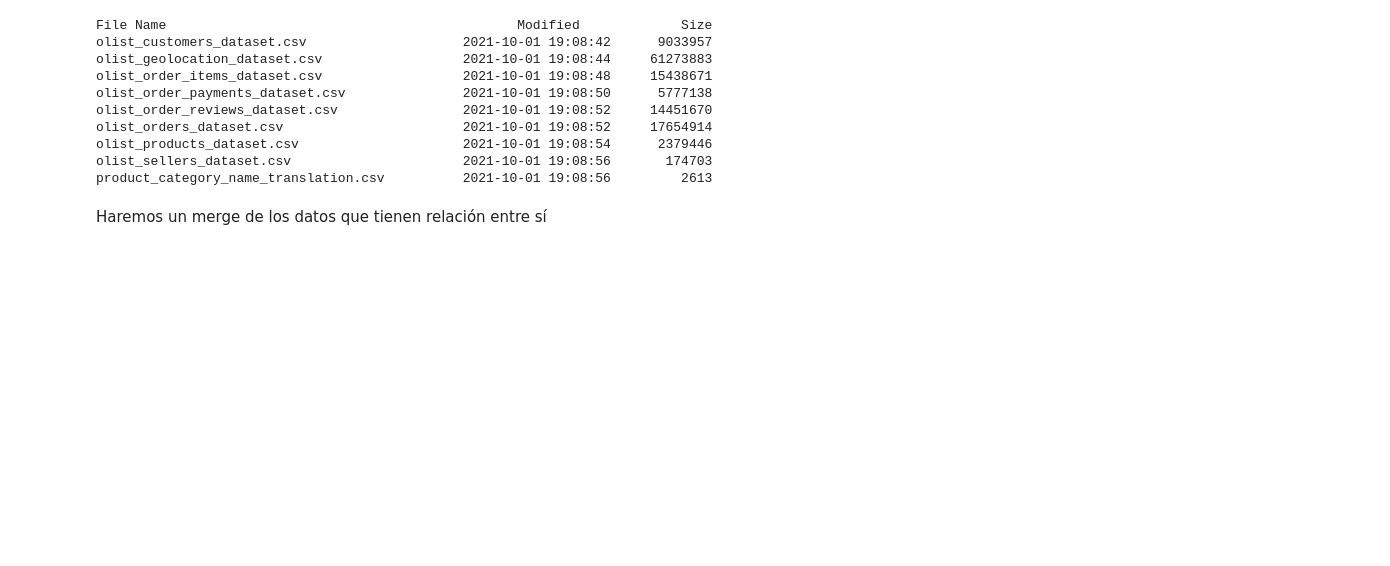
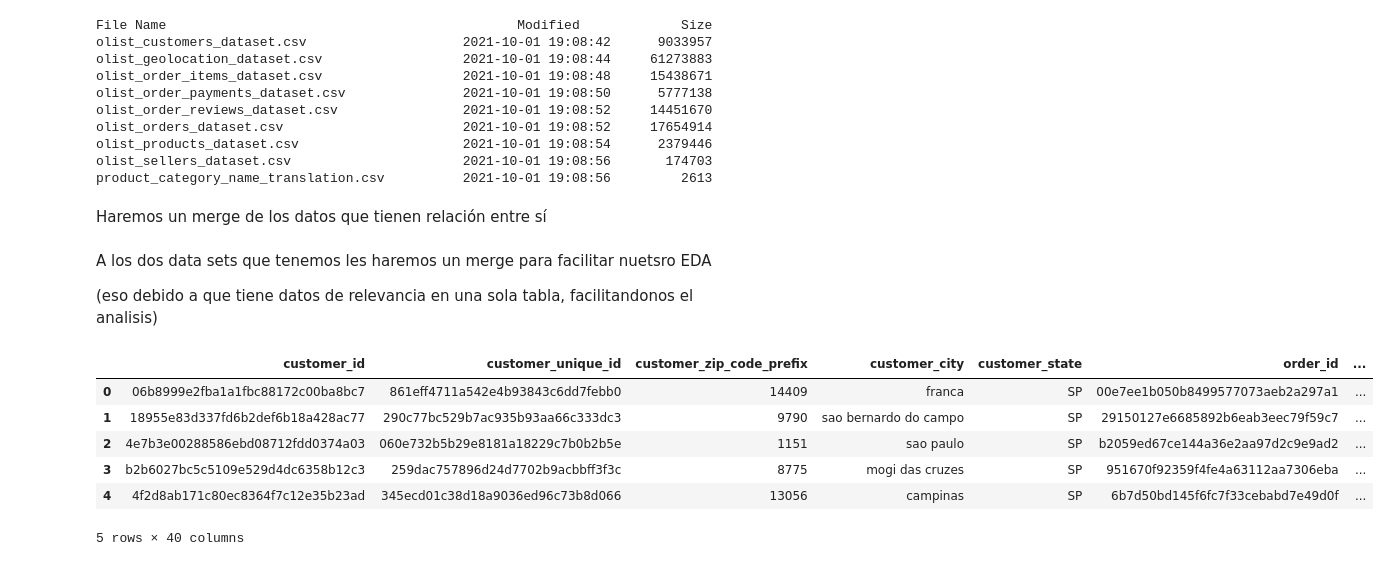
Before and after one commit to Platzi-Master-C10-Brazilian-Ecommerce/Base-Analysis, a Jupyter notebook: Segementación_de_mercado.ipynb, the cells around one changed output. Saved outputs shown, nothing was run; the diff lists cells and outputs as text; code cells hidden in the pictures; blank space fills up the shorter version.

```diff
--- a/Segementación_de_mercado.ipynb
+++ b/Segementación_de_mercado.ipynb
@@ -53,0 +63,15 @@ df_clients = pd.merge(clients_total, orders_total, on='order_id')
+# %% [markdown]
+A los dos data sets que tenemos les haremos un merge para facilitar nuetsro EDA
+
+(eso debido a que tiene datos de relevancia en una sola tabla, facilitandonos el analisis)
+# %%
+df = pd.merge(df_clients, df_products, on='order_id')
+df.head()
+# %% [output]
+|  | customer_id | customer_unique_id | customer_zip_code_prefix | customer_city | customer_state | order_id | ... |
+| 0 | 06b8999e2fba1a1fbc88172c00ba8bc7 | 861eff4711a542e4b93843c6dd7febb0 | 14409 | franca | SP | 00e7ee1b050b8499577073aeb2a297a1 | ... |
+| 1 | 18955e83d337fd6b2def6b18a428ac77 | 290c77bc529b7ac935b93aa66c333dc3 | 9790 | sao bernardo do campo | SP | 29150127e6685892b6eab3eec79f59c7 | ... |
+| 2 | 4e7b3e00288586ebd08712fdd0374a03 | 060e732b5b29e8181a18229c7b0b2b5e | 1151 | sao paulo | SP | b2059ed67ce144a36e2aa97d2c9e9ad2 | ... |
+| 3 | b2b6027bc5c5109e529d4dc6358b12c3 | 259dac757896d24d7702b9acbbff3f3c | 8775 | mogi das cruzes | SP | 951670f92359f4fe4a63112aa7306eba | ... |
+| 4 | 4f2d8ab171c80ec8364f7c12e35b23ad | 345ecd01c38d18a9036ed96c73b8d066 | 13056 | campinas | SP | 6b7d50bd145f6fc7f33cebabd7e49d0f | ... |
+5 rows × 40 columns
```
Also changed, not shown: parts of 19 cells of this notebook.
